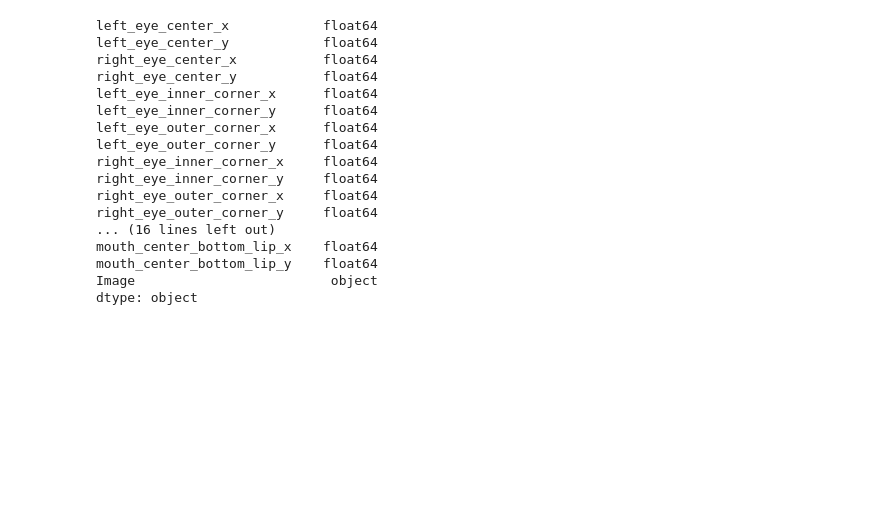
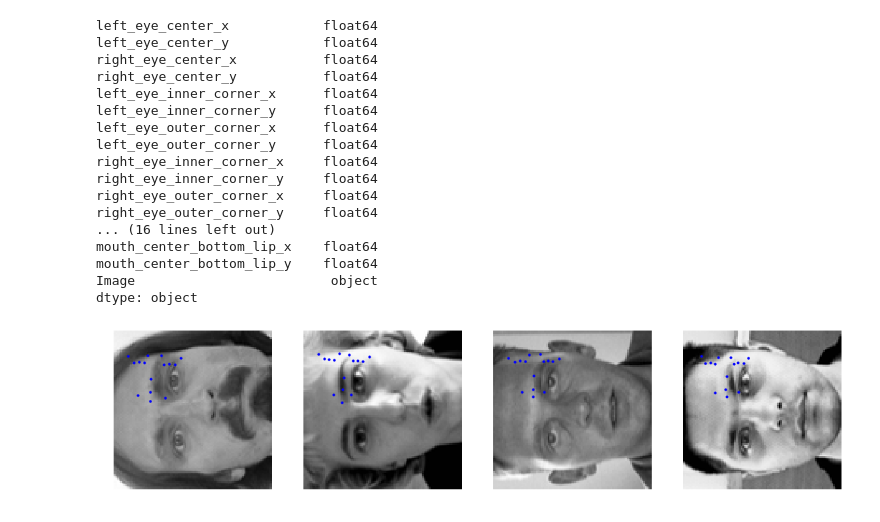
Before and after one commit to RenatoBMLR/Facial_Keypoints_Detection, a Jupyter notebook: Facial_keypoints_detection.ipynb, the cells around one changed output. Saved outputs shown, nothing was run; the diff lists cells and outputs as text; code cells hidden in the pictures; blank space fills up the shorter version.

Commit message:
add transformations in the dataset

```diff
--- a/Facial_keypoints_detection.ipynb
+++ b/Facial_keypoints_detection.ipynb
@@ -33,6 +33,8 @@ class FaceKeyPointsDataset(Dataset):
     def __init__(self, path2data, val_size = 0.1, dropnan = True, transforms=None, is_valid=False,
                  is_test=False, is_train = False):
 
+
+        self.transform = transforms
         self.df = pd.read_csv(path2data)
         if dropnan:
              self.drop_nan()
@@ -73,7 +75,7 @@ class FaceKeyPointsDataset(Dataset):
 
     def get_train_target(self):
 
-        self.y = self.df[self.df.columns[:-1]]
+        self.y = self.df[self.df.columns[:-1]].values
 
     def get_test_target(self):
         self.y = None
@@ -92,6 +94,8 @@ class FaceKeyPointsDataset(Dataset):
 
     def __getitem__(self, index):
         image = self.X[index]
+        if self.transform is not None:
+            image = self.transform(image)
         label = self.y[index]
         return image, label
 
@@ -143,9 +147,13 @@ dtype: object
 # %%
 plt.figure(figsize=(20,5))
 for i in range(0, 4):
     plt.subplot(1,4,i+1)
-    img = np.squeeze(X_train[i])
-    cordinates = y_train[i]* 48 + 48
+    X = dsets['train'][i][0].numpy()
+    img = X.reshape(96,96)
+    y =  dsets['train'][i][1]
+    cordinates = y* 48 + 48
     plt.imshow(img, cmap = 'gray')
-    plt.plot(cordinates[::2], cordinates[1::2], 'o')
+    plt.scatter(cordinates[::2], cordinates[1::2], marker='o', c='b', s=10)
     plt.axis('off')
+# %% [output]
+[figure, added]
```
Also changed, not shown: parts of 6 cells of this notebook.
